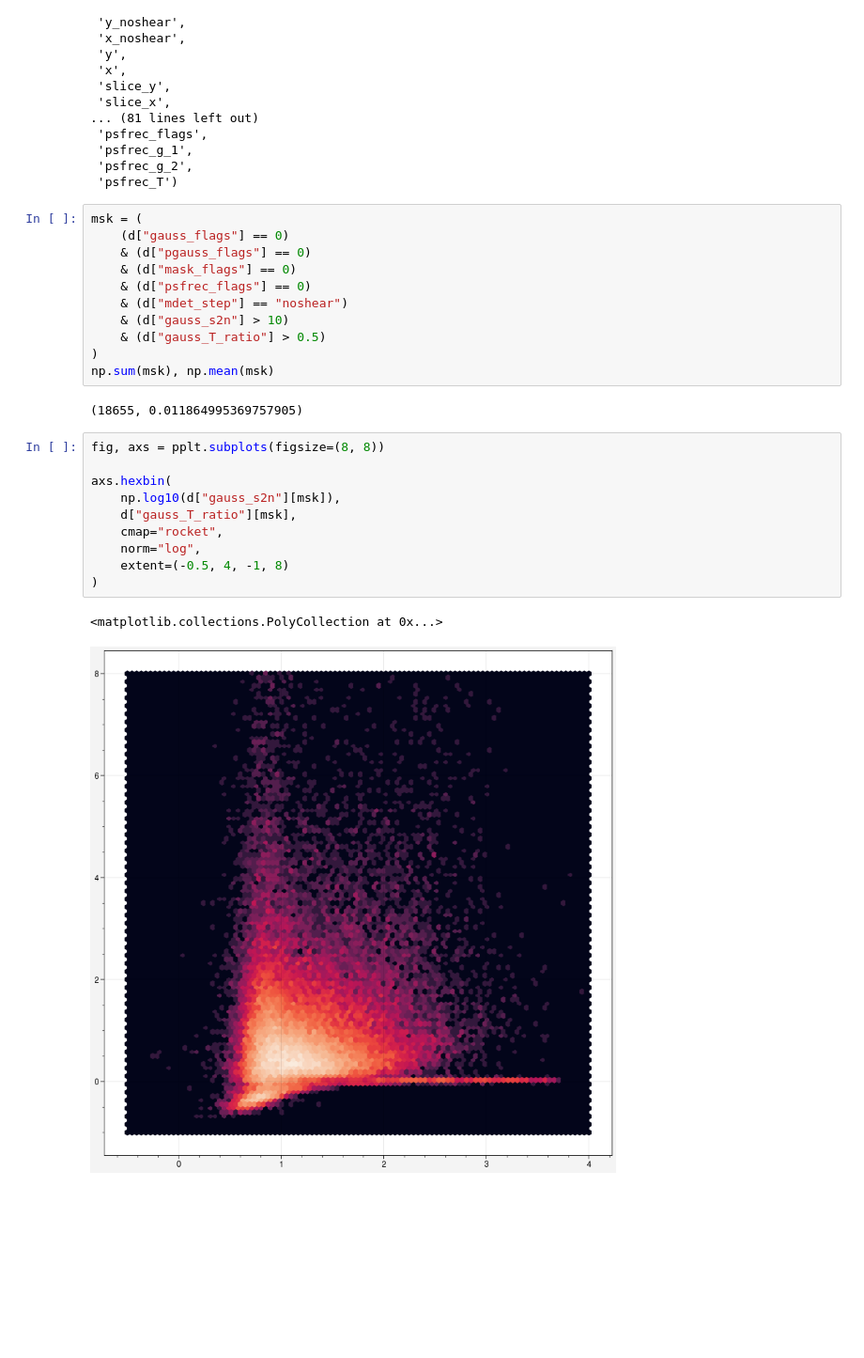
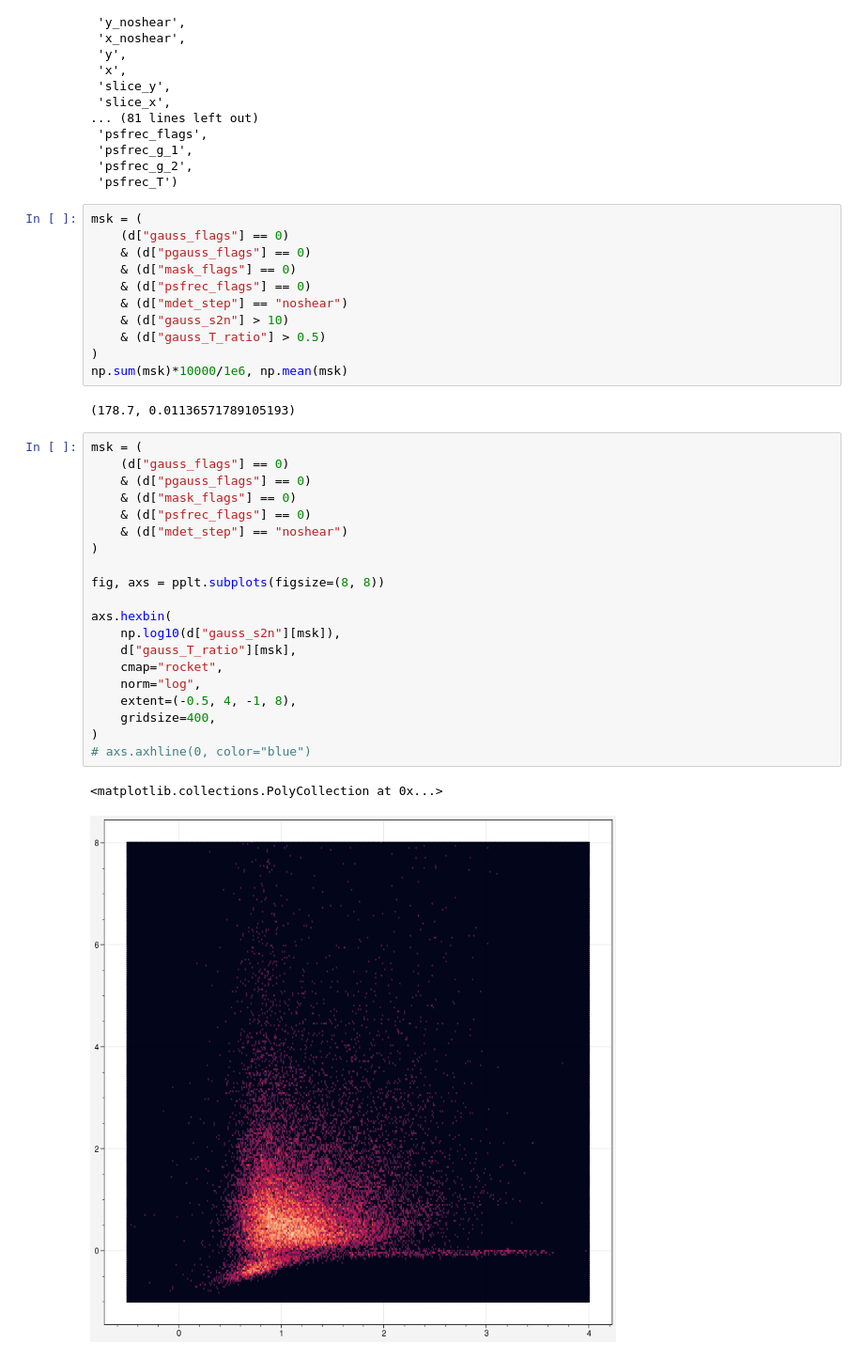
Before and after one commit to beckermr/des-y6-analysis, a Jupyter notebook: 2022_12_02_mdet_gauss_test/Untitled.ipynb, the cells around one changed output. Shown at 94% size. Drawn from its saved outputs; the diff is of its cells as text; blank space fills up the shorter version.

```diff
--- a/2022_12_02_mdet_gauss_test/Untitled.ipynb
+++ b/2022_12_02_mdet_gauss_test/Untitled.ipynb
@@ -36,19 +36,29 @@ msk = (
     & (d["gauss_s2n"] > 10)
     & (d["gauss_T_ratio"] > 0.5)
 )
-np.sum(msk), np.mean(msk)
+np.sum(msk)*10000/1e6, np.mean(msk)
 # %% [output]
-(18655, 0.011864995369757905)
+(178.7, 0.01136571789105193)
 # %%
+msk = (
+    (d["gauss_flags"] == 0)
+    & (d["pgauss_flags"] == 0)
+    & (d["mask_flags"] == 0)
+    & (d["psfrec_flags"] == 0)
+    & (d["mdet_step"] == "noshear")
+)
+
 fig, axs = pplt.subplots(figsize=(8, 8))
 
 axs.hexbin(
     np.log10(d["gauss_s2n"][msk]),
     d["gauss_T_ratio"][msk],
     cmap="rocket",
     norm="log",
-    extent=(-0.5, 4, -1, 8)
+    extent=(-0.5, 4, -1, 8),
+    gridsize=400,
 )
+# axs.axhline(0, color="blue")
 # %% [output]
 <matplotlib.collections.PolyCollection at 0x...>
-[figure, old version]
+[figure, new version]
```
Also changed, not shown: parts of 4 cells of this notebook, 2 other files.
